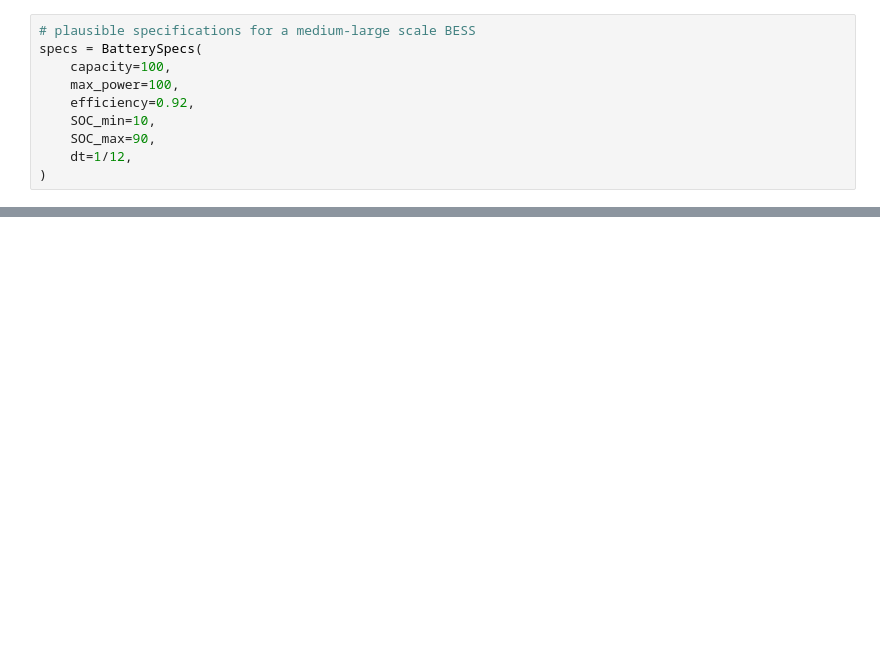
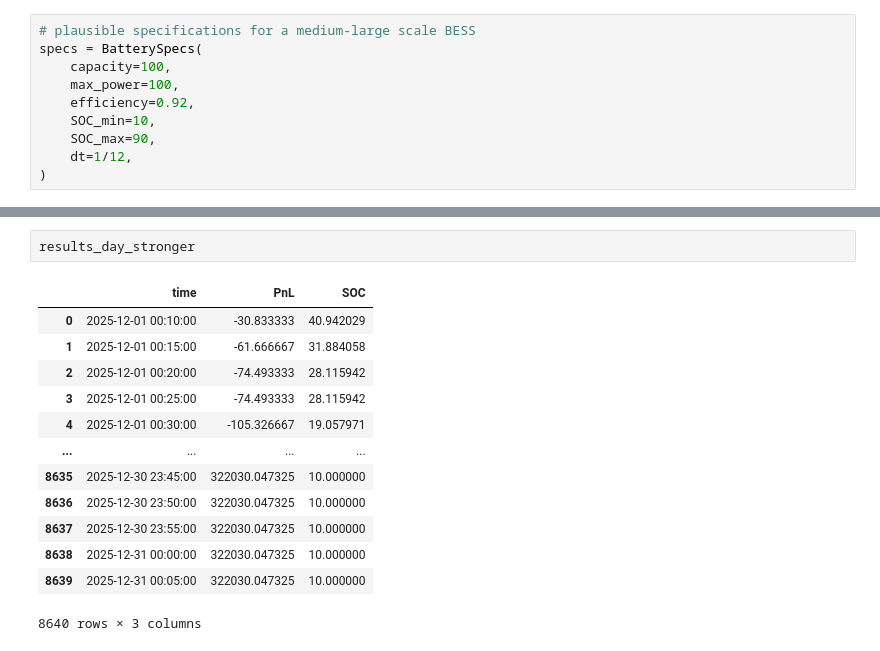
Before and after one commit to ThomasGourlay/BESS-Trading-Optimisation, a Jupyter notebook: energy.ipynb, the cells around one changed output, grey strips where cells are left out. Drawn from its saved outputs; the diff is of its cells as text; blank space fills up the shorter version.

```diff
--- a/energy.ipynb
+++ b/energy.ipynb
@@ -132,0 +264,16 @@ plt.legend()
+# %%
+results_day_stronger
+# %% [output]
+|  | time | PnL | SOC |
+| 0 | 2025-12-01 00:10:00 | -30.833333 | 40.942029 |
+| 1 | 2025-12-01 00:15:00 | -61.666667 | 31.884058 |
+| 2 | 2025-12-01 00:20:00 | -74.493333 | 28.115942 |
+| 3 | 2025-12-01 00:25:00 | -74.493333 | 28.115942 |
+| 4 | 2025-12-01 00:30:00 | -105.326667 | 19.057971 |
+| ... | ... | ... | ... |
+| 8635 | 2025-12-30 23:45:00 | 322030.047325 | 10.000000 |
+| 8636 | 2025-12-30 23:50:00 | 322030.047325 | 10.000000 |
+| 8637 | 2025-12-30 23:55:00 | 322030.047325 | 10.000000 |
+| 8638 | 2025-12-31 00:00:00 | 322030.047325 | 10.000000 |
+| 8639 | 2025-12-31 00:05:00 | 322030.047325 | 10.000000 |
+8640 rows × 3 columns
```
Also changed, not shown: parts of 15 cells of this notebook, 26 other files.
